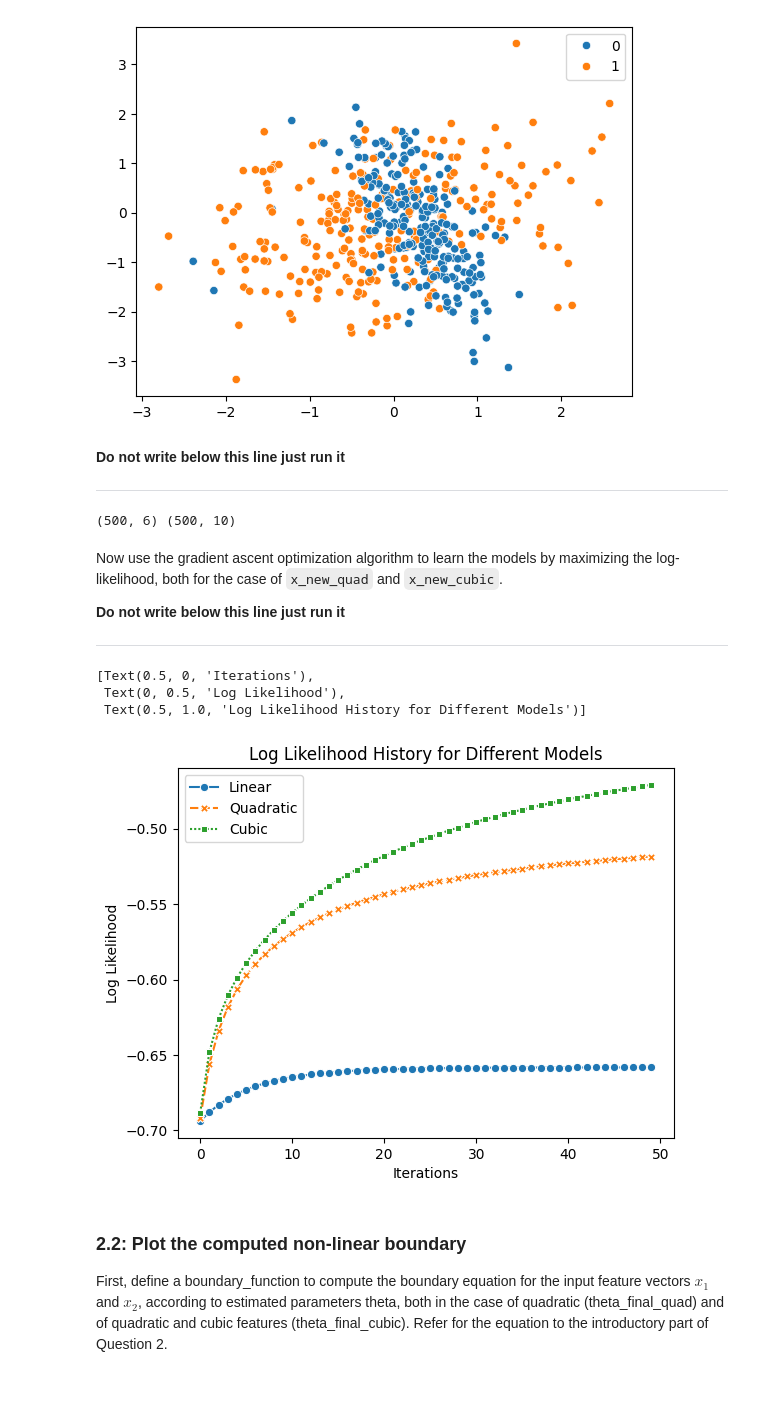
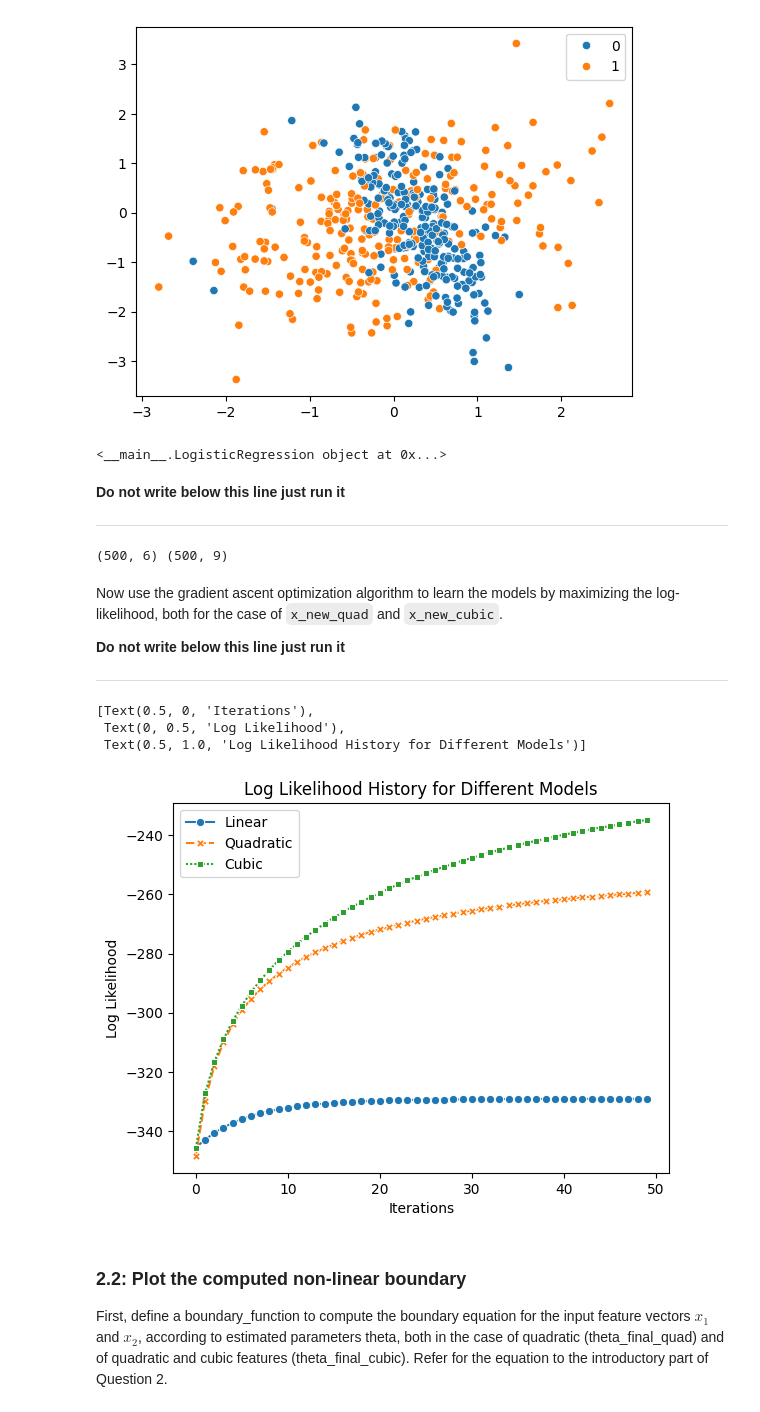
Before and after one commit to lucanudo/FDS-HM2, a Jupyter notebook: HomeW2.ipynb, the cells around one changed output. Cells and saved outputs as stored; diff of their text form; code cells hidden in the pictures.

```diff
--- a/HomeW2.ipynb
+++ b/HomeW2.ipynb
@@ -343,16 +364,35 @@ def get_polynomial(X, degree):
         X: the initial features matrix of shape (n_samples, 3) where the first column is the bias term
         degree: the degree of the polynomial
 
-    Returns:YOUR
-        X: the final polynomial features
+    Returns:
+        X_poly: the final polynomial features
     """
     if degree < 2:
         return X
 
-    features = np.ones(X.shape[0])
+    # Initialize a list to collect new features
+    new_features = [X]
 
-    #####################################################
-    ##                 YOUR CODE HERE                  ##
-    #####################################################
-    #prova
-    return features
+    # Generate polynomial features for degrees 2 to `degree`
+    for d in range(2, degree + 1):
+        # Add powers of each feature
+        for i in range(1, X.shape[1]):  # Exclude the bias term (column 0)
+            new_features.append((X[:, i] ** d).reshape(-1, 1))
+
+        # Add cross-terms for mixed features
+        for i in range(1, X.shape[1]):  # Exclude bias
+            for j in range(i + 1, X.shape[1]):  # To avoid duplicates
+                cross_term = (X[:, i] ** (d - 1) * X[:, j]).reshape(-1, 1)
+                new_features.append(cross_term)
+
+    # Combine all features into a single matrix
+    X_poly = np.hstack(new_features)
+    return X_poly
+# %%
+import os
+from libs.models.logistic_regression import LogisticRegression1
+
+net=LogisticRegression()
+print(net)
+# %% [output]
+<__main__.LogisticRegression object at 0x...>
@@ -366,7 +409,7 @@ x_new_quad = get_polynomial(X, degree=2)
 x_new_cubic = get_polynomial(X, degree=3)
 print(x_new_quad.shape, x_new_cubic.shape)
 # %% [output]
-(500, 6) (500, 10)
+(500, 6) (500, 9)
 # %% [markdown]
 Now use the gradient ascent optimization algorithm to learn the models by maximizing the log-likelihood, both for the case of `x_new_quad` and `x_new_cubic`.
 
@@ -376,28 +419,28 @@ Now use the gradient ascent optimization algorithm to learn the models by maximi
 --------------------------------------------
 # %%
 n_iter = 50
-model_lin = LogisticRegression(num_features=X.shape[1])
+model_lin = LogisticRegression1(num_features=X.shape[1])
 log_l_history,_ = fit(model_lin, X, y, lr=0.5, num_steps=n_iter)
 
 # Initialize model, in case of quadratic features
-model_quad = LogisticRegression(num_features=x_new_quad.shape[1])
+model_quad = LogisticRegression1(num_features=x_new_quad.shape[1])
 log_l_history_quad,_ = fit(model_quad, x_new_quad, y, lr=0.5, num_steps=n_iter)
 
 # Initialize model, in case of quadratic and cubic features
-model_cubic = LogisticRegression(num_features=x_new_cubic.shape[1])
+model_cubic = LogisticRegression1(num_features=x_new_cubic.shape[1])
 log_l_history_cubic,_ = fit(model_cubic, x_new_cubic, y, lr=0.5, num_steps=n_iter)
 
 log_l = np.stack([log_l_history, log_l_history_quad, log_l_history_cubic])
 
 log_l_df = pd.DataFrame(log_l.T, columns=["Linear", "Quadratic", "Cubic"])
 sns.lineplot(data=log_l_df, markers=True).set(
     xlabel="Iterations", ylabel="Log Likelihood", title="Log Likelihood History for Different Models"
 )
 # %% [output]
 [Text(0.5, 0, 'Iterations'),
  Text(0, 0.5, 'Log Likelihood'),
  Text(0.5, 1.0, 'Log Likelihood History for Different Models')]
-[figure, old version]
+[figure, new version]
 # %% [markdown]
 ### **2.2: Plot the computed non-linear boundary**
 
```
Also changed, not shown: parts of 12 cells of this notebook, 4 other files.
